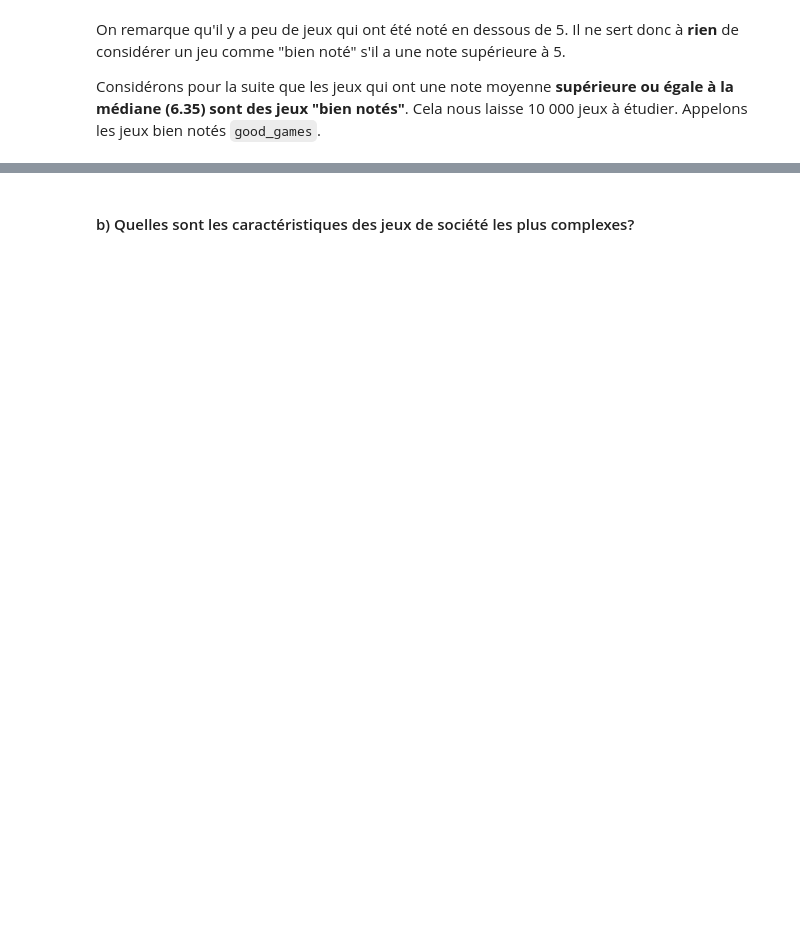
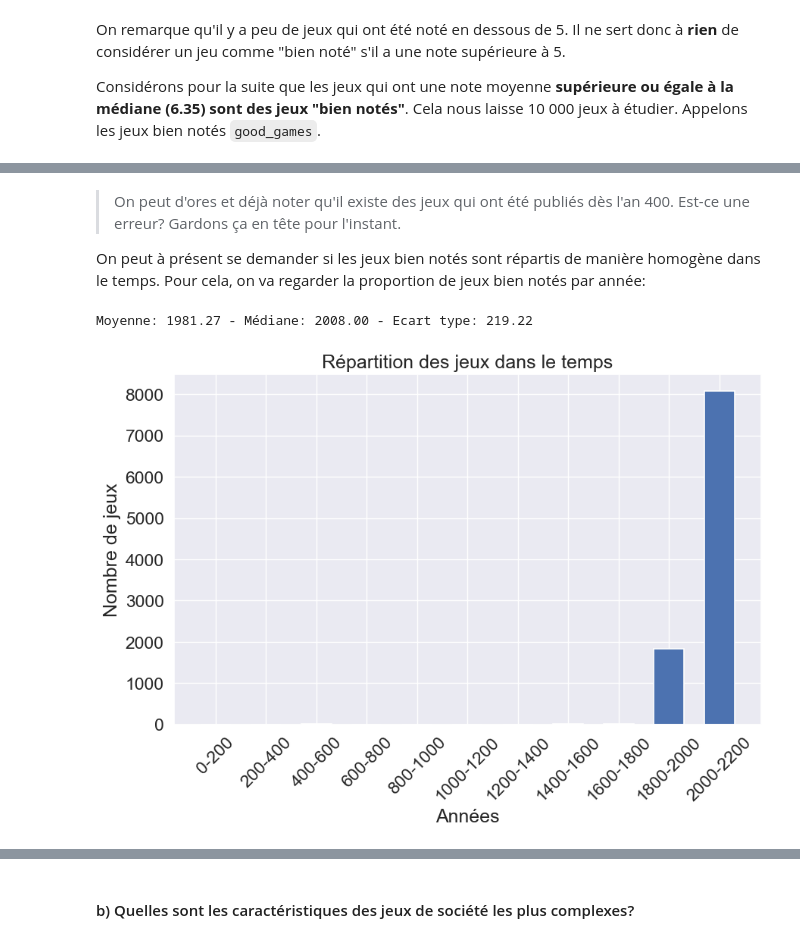
Before and after one commit to LOISGALLAUD/issd, a Jupyter notebook: PROJET/LGALLAUD.ipynb, the cells around one changed output, grey strips where cells are left out. Saved outputs shown, nothing was run; the diff lists cells and outputs as text; code cells hidden in the pictures; blank space fills up the shorter version.

```diff
--- a/PROJET/LGALLAUD.ipynb
+++ b/PROJET/LGALLAUD.ipynb
@@ -204,4 +204,5 @@ On remarque qu'il y a peu de jeux qui ont été noté en dessous de 5. Il ne ser
 
 Considérons pour la suite que les jeux qui ont une note moyenne **supérieure ou égale à la médiane (6.35) sont des jeux "bien notés"**. Cela nous laisse 10 000 jeux à étudier. Appelons les jeux bien notés `good_games`.
 # %%
-good_games = df[df['average'] > 8.5]
+good_games = df[df['average'] > median]
+print(len(good_games))
@@ -213,0 +221,4 @@ Découvrons maintenant les caractéristiques des jeux bien notés:
+# %%
+# Obtenir une liste des années présentes dans la dataframe good_games
+years = pd.DataFrame(good_games['yearpublished'])
+years.describe()
@@ -213,0 +240,4 @@ Découvrons maintenant les caractéristiques des jeux bien notés:
+# %%
+# Sélectionner les jeux ayant une date de sortie supérieure à 0
+valid_years = pd.DataFrame(years[years['yearpublished'] > 0])
+valid_years.describe()
@@ -213,0 +254,34 @@ Découvrons maintenant les caractéristiques des jeux bien notés:
+# %% [markdown]
+> On peut d'ores et déjà noter qu'il existe des jeux qui ont été publiés dès l'an 400. Est-ce une erreur? Gardons ça en tête pour l'instant.
+
+On peut à présent se demander si les jeux bien notés sont répartis de manière homogène dans le temps. Pour cela, on va regarder la proportion de jeux bien notés par année:
+# %%
+# Intervalles de 10 ans
+intervals = [[i, i+200] for i in range(0, 2021, 200)]
+
+# Calcul du nombre de jeux par intervalle
+amounts = []
+for interval in intervals:
+    i, j = interval
+    games_in_interval = valid_years[(valid_years['yearpublished'] >= i) & (valid_years['yearpublished'] < j)]
+    amounts.append(len(games_in_interval))
+
+# Calcul de la moyenne, médiane et de l'écart type
+mean = df['yearpublished'].mean()
+median = df['yearpublished'].median()
+std = df['yearpublished'].std()
+print(f"Moyenne: {mean:.2f} - Médiane: {median:.2f} - Ecart type: {std:.2f}")
+
+# Création de l'histogramme en barres
+plt.figure(figsize=(10,6))
+plt.title("Répartition des jeux dans le temps")
+plt.xlabel("Années")
+plt.xticks(rotation=45)
+plt.ylabel("Nombre de jeux")
+
+labels = [f"{i}-{i+200}" for i in range(0, 2021, 200)]
+plt.bar(labels, amounts, linewidth=1.2, width=0.6)
+plt.show()
+# %% [output]
+Moyenne: 1981.27 - Médiane: 2008.00 - Ecart type: 219.22
+[figure, added]
```
Also changed, not shown: parts of 19 cells of this notebook, 1 other file.
